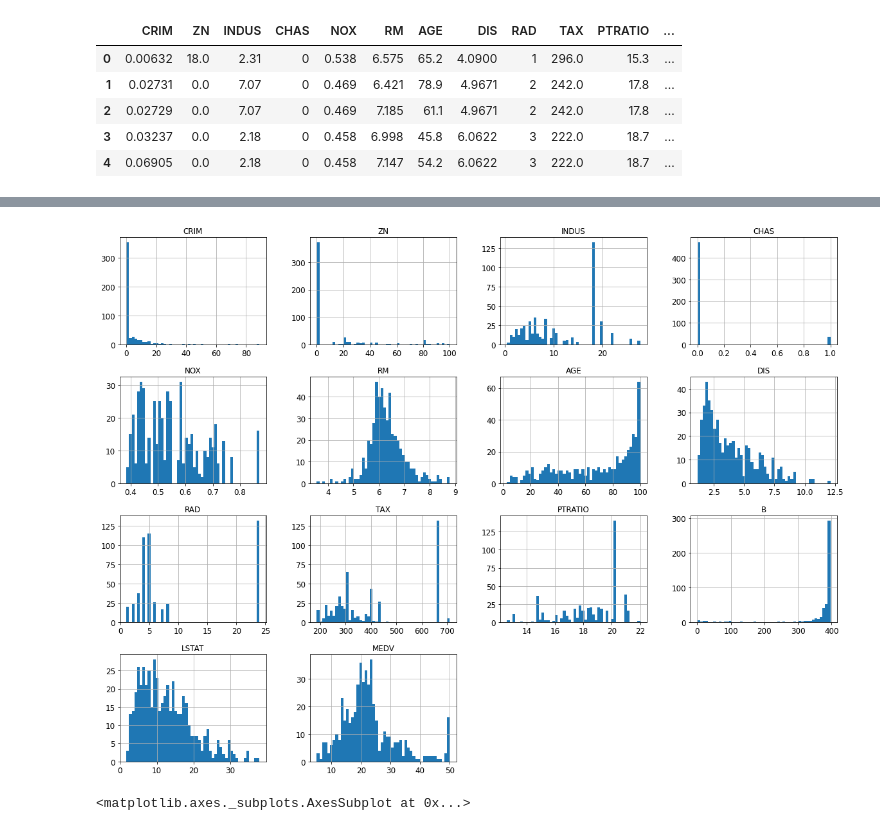
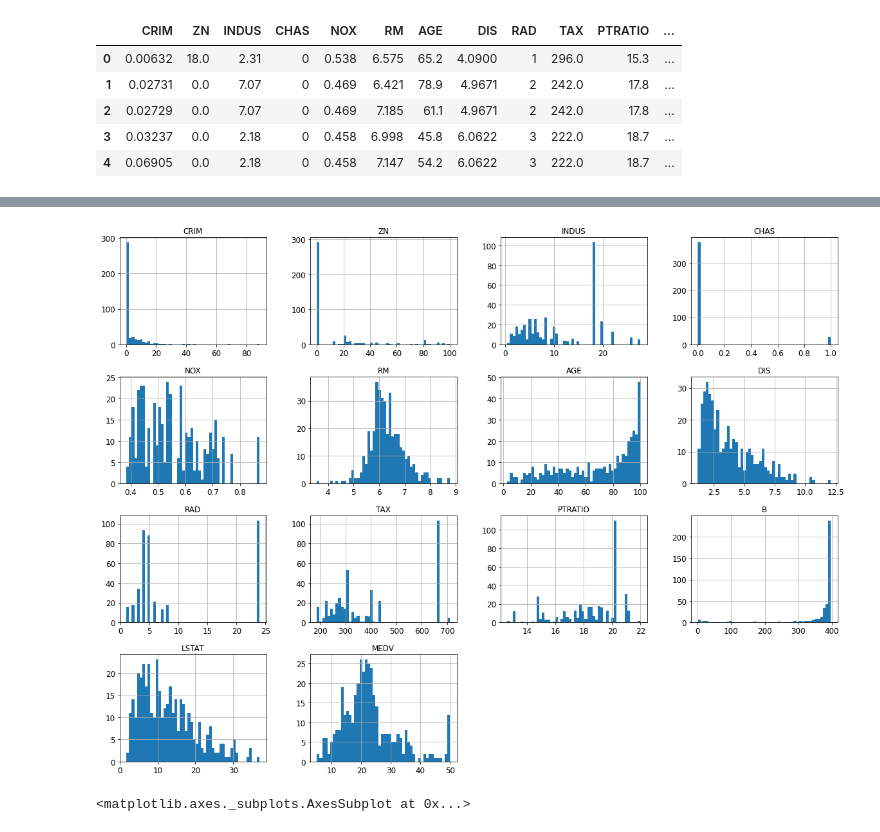
Before and after one commit to ngoeldner/Machine-Learning-Summer-Course-, a Jupyter notebook: BostonHousing.ipynb, the cells around one changed output, grey strips where cells are left out. Drawn from its saved outputs; the diff is of its cells as text; code cells hidden in the pictures.

Commit message:
boston

```diff
--- a/BostonHousing.ipynb
+++ b/BostonHousing.ipynb
@@ -56,0 +64,2 @@ data = pd.read_csv('/housing.csv', header=None, delimiter=r"\s+", names=column_n
+# %%
+data = pd.read_csv('/boston_housing.csv', index_col=0)
@@ -90,0 +114,5 @@ data.head(5)
+# %%
+data_X_train = pd.DataFrame( data= X_train, columns=X.columns, index=X.index)
+data_y_train = pd.DataFrame( data= y_train, columns=['MEDV'], index=X.index)
+# %%
+data_train = pd.concat([data_X_train, data_y_train], axis=1)
@@ -102,9 +146,9 @@ data.describe()
 | max | 88.976200 | 100.000000 | 27.740000 | 1.000000 | 0.871000 | 8.780000 | 100.000000 | 12.126500 | 24.000000 | 711.000000 | 22.000000 | ... |
 # %%
 %matplotlib inline
-data.hist(bins=50, figsize=(20,15))
+data_train.hist(bins=50, figsize=(20,15))
 plt.show()
 # %% [output]
-[figure, old version]
+[figure, new version]
 # %%
 plt.figure(figsize=(20, 10))
```
Also changed, not shown: parts of 19 cells of this notebook.
